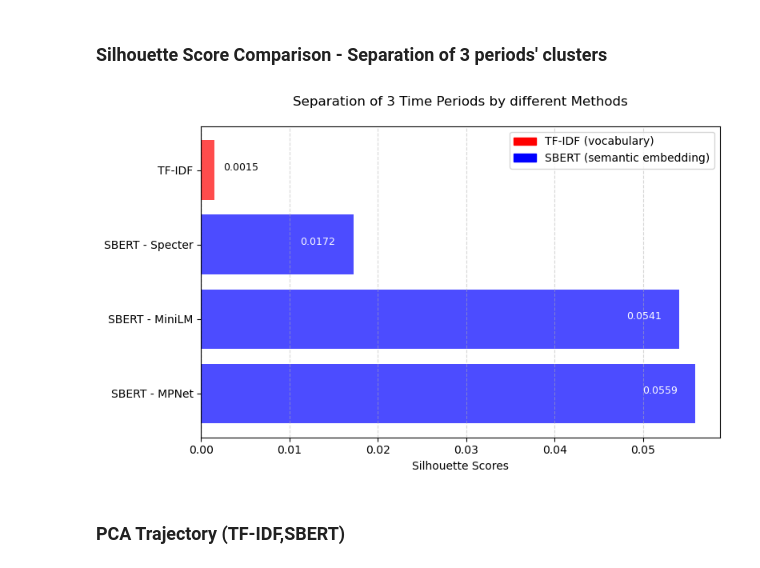
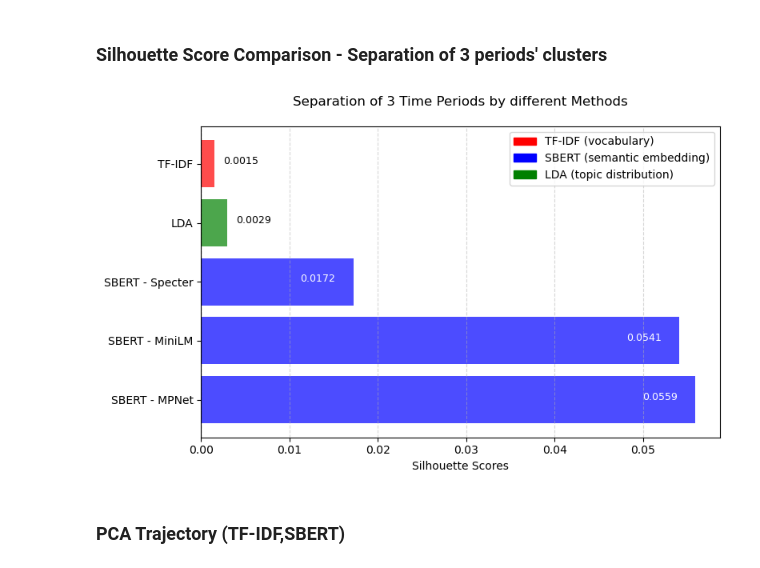
Before and after one commit to rohan-crypto/Text_Analytics_Team33_Task3, a Jupyter notebook: INTEGRATION_CODE/Final Integration code.ipynb, the cells around one changed output. Drawn from its saved outputs; the diff is of its cells as text; code cells hidden in the pictures.

```diff
--- a/INTEGRATION_CODE/Final Integration code.ipynb
+++ b/INTEGRATION_CODE/Final Integration code.ipynb
@@ -68,9 +68,10 @@ Specter's PCA shape :  (27121, 5)
 # Shu - Topic Modeling(LDA)
 
 period_topics_lda = pd.read_csv('files_required/lda_period_topics.csv',index_col=0)
-js_distances_lda = np.load('files_required/lda_js_distances.npy')
+lda_centroid_dist = np.load('files_required/lda_period_distances.npy')
+lda_silhouette = float(np.load('files_required/lda_overall_silhouette.npy')[0])
 topic_words_lda = pd.read_csv('files_required/lda_topic_words.csv')
-print('LDA Period-Topic matrix:')
+print('LDA Period-Topic matrix :')
 print(period_topics_lda)
-print("LDA's JS distances :",js_distances_lda)
+print('LDA silhouette:',round(lda_silhouette,4))
 # %% [output]
@@ -178,34 +177,36 @@ plt.show()
 # %%
 import matplotlib.patches as mpatches
 
 sbert_sil_row = df_sbert_silhouette.iloc[0]
-silhouette_results = {'TF-IDF':tfidf_silhouette_scores,'SBERT - MiniLM':float(df_sbert_silhouette['MiniLM'].iloc[0]),'SBERT - Specter':float(df_sbert_silhouette['Specter'].iloc[0]),'SBERT - MPNet':float(df_sbert_silhouette['MPNet'].iloc[0])}
+silhouette_results = {'TF-IDF':tfidf_silhouette_scores,'SBERT - MiniLM':float(df_sbert_silhouette['MiniLM'].iloc[0]),'SBERT - Specter':float(df_sbert_silhouette['Specter'].iloc[0]),'SBERT - MPNet':float(df_sbert_silhouette['MPNet'].iloc[0]),'LDA':lda_silhouette}
 sil_series = pd.Series(silhouette_results).sort_values(ascending=False)
 
 fig,ax = plt.subplots(figsize=(8, 5))
 clrs = []
 for i in sil_series.index:
     if 'TF-IDF' in i:
         clrs.append('red')
+    elif 'LDA' in i:
+        clrs.append('green')
     else:
         clrs.append('blue')
 bar = ax.barh(sil_series.index,sil_series.values,color=clrs,alpha=0.7)
 for bar,val in zip(bar,sil_series.values):
     if val<0.01:
         ax.text(bar.get_width()+0.001,bar.get_y()+bar.get_height()/2,f'{val:.4f}',ha='left',fontsize=9,color='black')
     else:
         ax.text(bar.get_width()-0.002,bar.get_y()+bar.get_height()/2,f'{val:.4f}',ha='right',fontsize=9,color='white')
 ax.set_xlabel('Silhouette Scores')
 ax.set_title('Separation of 3 Time Periods by different Methods\n')
 ax.axvline(0,color='black',linewidth=0.8,linestyle='--')
-legend_patches = [mpatches.Patch(color='red',label='TF-IDF (vocabulary)'),mpatches.Patch(color='blue',label='SBERT (semantic embedding)')]
+legend_patches = [mpatches.Patch(color='red',label='TF-IDF (vocabulary)'),mpatches.Patch(color='blue',label='SBERT (semantic embedding)'),mpatches.Patch(color='green',label='LDA (topic distribution)')]
 ax.legend(handles=legend_patches)
 ax.grid(axis='x',linestyle='--',alpha=0.5)
 plt.tight_layout()
 plt.savefig('final_figures/axis1_silhouette_scores.png',dpi=150,bbox_inches='tight')
 plt.show()
 # %% [output]
-[figure, old version]
+[figure, new version]
 # %% [markdown]
 ### PCA Trajectory (TF-IDF,SBERT)
 # %%
```
Also changed, not shown: parts of 6 cells of this notebook, 11 other files.
